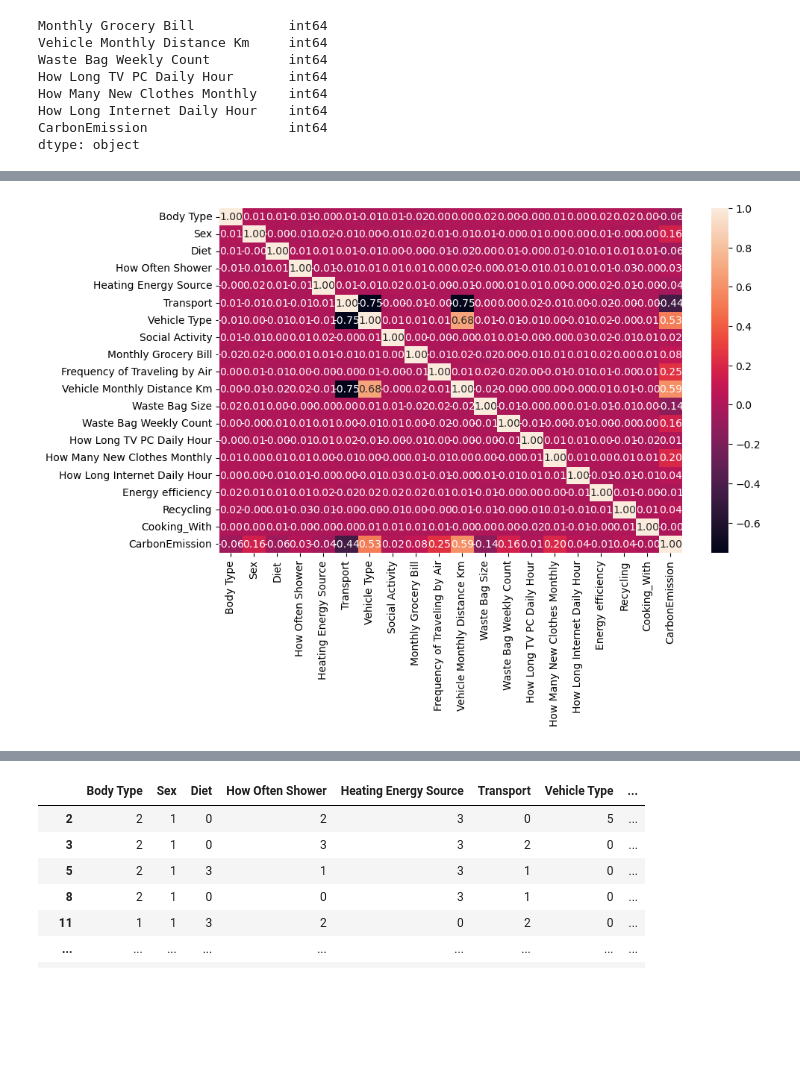
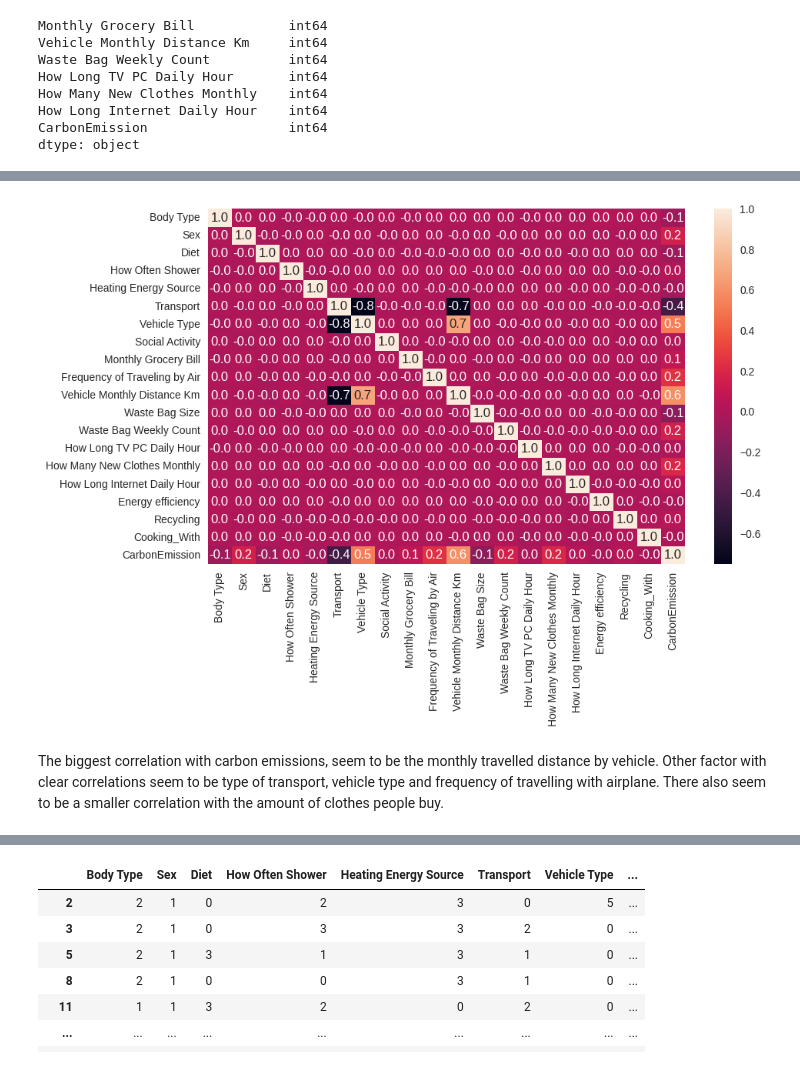
Before and after one commit to cph-oo221/Dat4-BI-Exam, a Jupyter notebook: Main.ipynb, the cells around one changed output, grey strips where cells are left out. Cells and saved outputs as stored; diff of their text form; code cells hidden in the pictures; blank space fills up the shorter version.

```diff
--- a/Main.ipynb
+++ b/Main.ipynb
@@ -199,9 +206,11 @@ df_numeric.sample(5)
 # %%
 corr_matrix = df_numeric.corr()
 # %%
-# Heatmap that can show correlation between:
+# Heatmap that can show correlation
 plt.figure(figsize=(10,6))
-sns.heatmap(corr_matrix, annot=True, fmt=".2f")
+sns.heatmap(corr_matrix, annot=True, fmt=".1f")
 plt.show()
 # %% [output]
-[figure, old version]
+[figure, new version]
+# %% [markdown]
+The biggest correlation with carbon emissions, seem to be the monthly travelled distance by vehicle. Other factor with clear correlations seem to be type of transport, vehicle type and frequency of travelling with airplane. There also seem to be a smaller correlation with the amount of clothes people buy.
```
Also changed, not shown: parts of 53 cells of this notebook, 1 other file.
